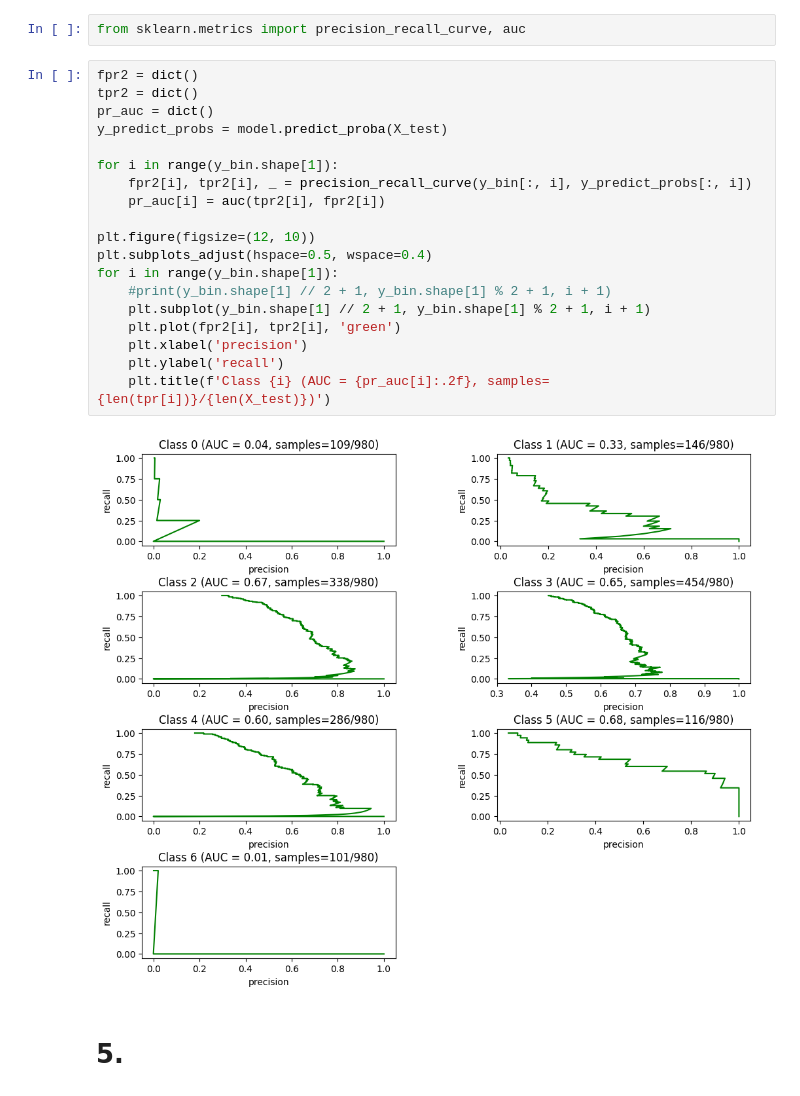
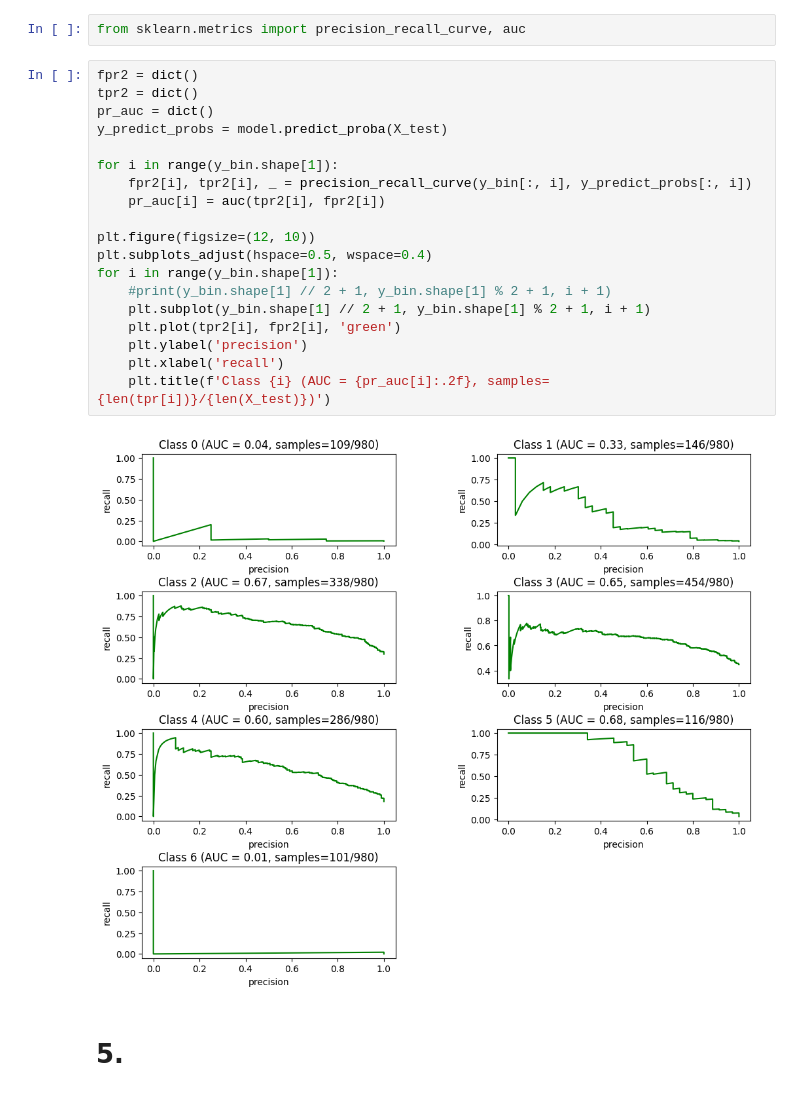
Before and after one commit to KadilenkoIvan/theory_of_stat_solutions, a Jupyter notebook: lab5/lab2.ipynb, the cells around one changed output. Drawn from its saved outputs; the diff is of its cells as text.

```diff
--- a/lab5/lab2.ipynb
+++ b/lab5/lab2.ipynb
@@ -232,24 +236,24 @@ from sklearn.metrics import precision_recall_curve, auc
 # %%
 fpr2 = dict()
 tpr2 = dict()
 pr_auc = dict()
 y_predict_probs = model.predict_proba(X_test)
 
 for i in range(y_bin.shape[1]):
     fpr2[i], tpr2[i], _ = precision_recall_curve(y_bin[:, i], y_predict_probs[:, i])
     pr_auc[i] = auc(tpr2[i], fpr2[i])
 
 plt.figure(figsize=(12, 10))
 plt.subplots_adjust(hspace=0.5, wspace=0.4)
 for i in range(y_bin.shape[1]):
     #print(y_bin.shape[1] // 2 + 1, y_bin.shape[1] % 2 + 1, i + 1)
     plt.subplot(y_bin.shape[1] // 2 + 1, y_bin.shape[1] % 2 + 1, i + 1)
-    plt.plot(fpr2[i], tpr2[i], 'green')
-    plt.xlabel('precision')
-    plt.ylabel('recall')
+    plt.plot(tpr2[i], fpr2[i], 'green')
+    plt.ylabel('precision')
+    plt.xlabel('recall')
     plt.title(f'Class {i} (AUC = {pr_auc[i]:.2f}, samples={len(tpr[i])}/{len(X_test)})')
 # %% [output]
-[figure, old version]
+[figure, new version]
 # %% [markdown]
 # 5.
 # %%
```
Also changed, not shown: parts of 3 cells of this notebook, 4 other files.
